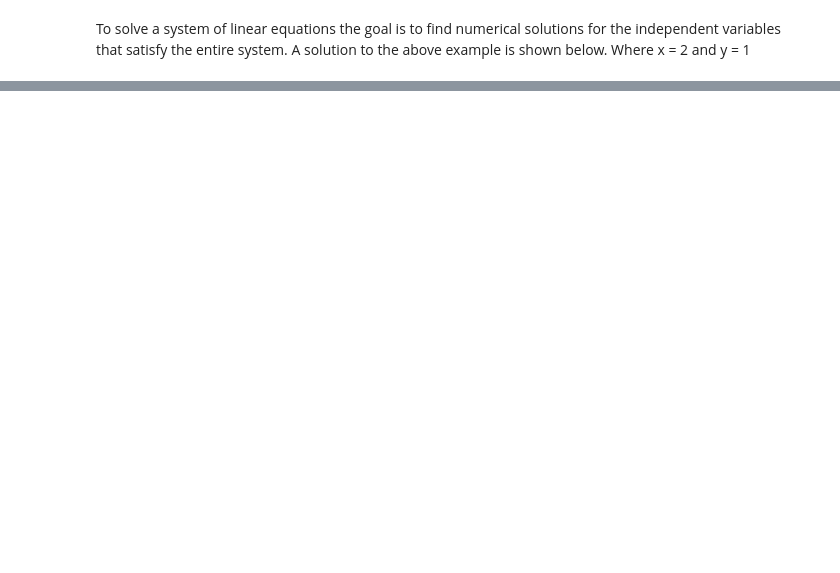
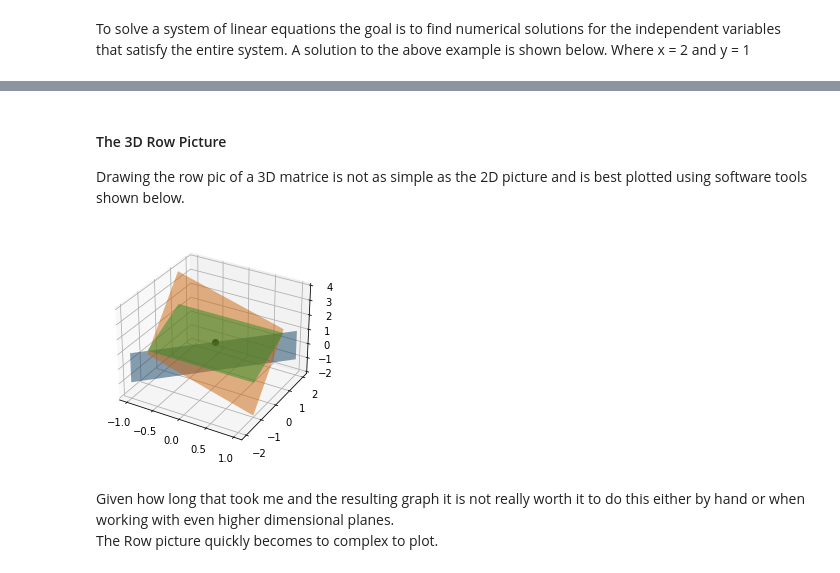
Before and after one commit to Eoincmcc/Study, a Jupyter notebook: LinearAlgebra.ipynb, the cells around one changed output, grey strips where cells are left out. Cells and saved outputs as stored; diff of their text form; code cells hidden in the pictures; blank space fills up the shorter version.

```diff
--- a/LinearAlgebra.ipynb
+++ b/LinearAlgebra.ipynb
@@ -146,0 +113,40 @@ AttributeError: 'Latex' object has no attribute 'format'
+# %% [markdown]
+#### The 3D Row Picture
+Drawing the row pic of a 3D matrice is not as simple as the 2D picture and is best plotted using software tools shown below.
+# %%
+import numpy as np
+import matplotlib.pyplot as plt
+from mpl_toolkits.mplot3d import Axes3D
+
+
+
+x = np.linspace(-1,1,10)
+y = np.linspace(-1,1,10)
+z = np.linspace(-1,1,10)
+
+X1,Z1 = np.meshgrid(x,z)
+Y1 = (0 - 2*X1 - 0*Z1) / -1
+
+X2,Y2 = np.meshgrid(x,y)
+Z2 = (-1 - -1*X2 - 2*Y2) /-1
+
+X3,Y3 = np.meshgrid(x,y)
+Z3 = (4 - 0*X3 - -3*Y3) / 4
+
+fig = plt.figure()
+ax = fig.gca(projection='3d')
+
+surf = ax.plot_surface(X1, Y1, Z1, alpha=0.5, rstride=100, cstride=100)
+surf = ax.plot_surface(X2, Y2, Z2, alpha=0.5, rstride=100, cstride=100)
+surf = ax.plot_surface(X3, Y3, Z3, alpha=0.5, rstride=100, cstride=100)
+
+#ax.plot((1,1),(-8,8),(-9,23), lw=2, c='b')
+#ax.plot_surface(X3,Y3,Z3, alpha=0.5, facecolors='g', rstride=100, cstride=100)
+ax.plot((0,),(0,),(1,), lw=2, c='k', marker='o')
+
+plt.show()
+# %% [output]
+[figure, added]
+# %% [markdown]
+Given how long that took me and the resulting graph it is not really worth it to do this either by hand or when working with even higher dimensional planes.<br>
+The Row picture quickly becomes to complex to plot.
```
Also changed, not shown: parts of 63 cells of this notebook, 10 other files.
